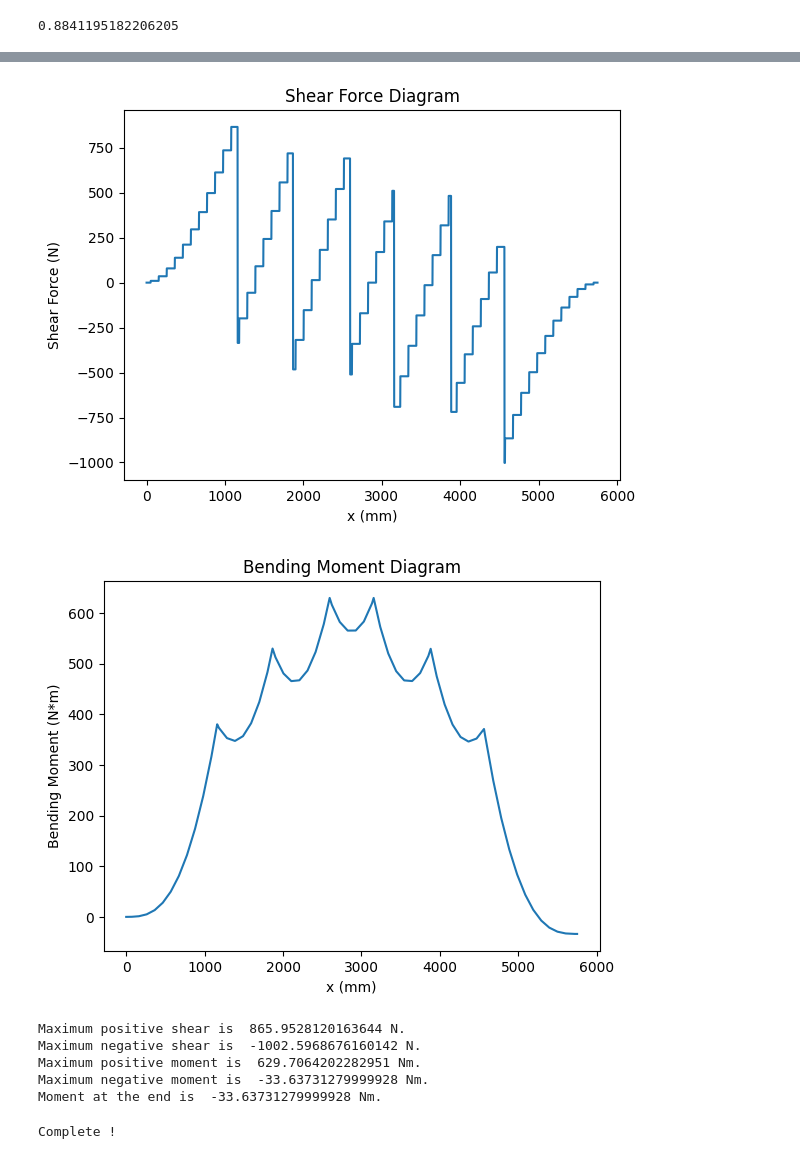
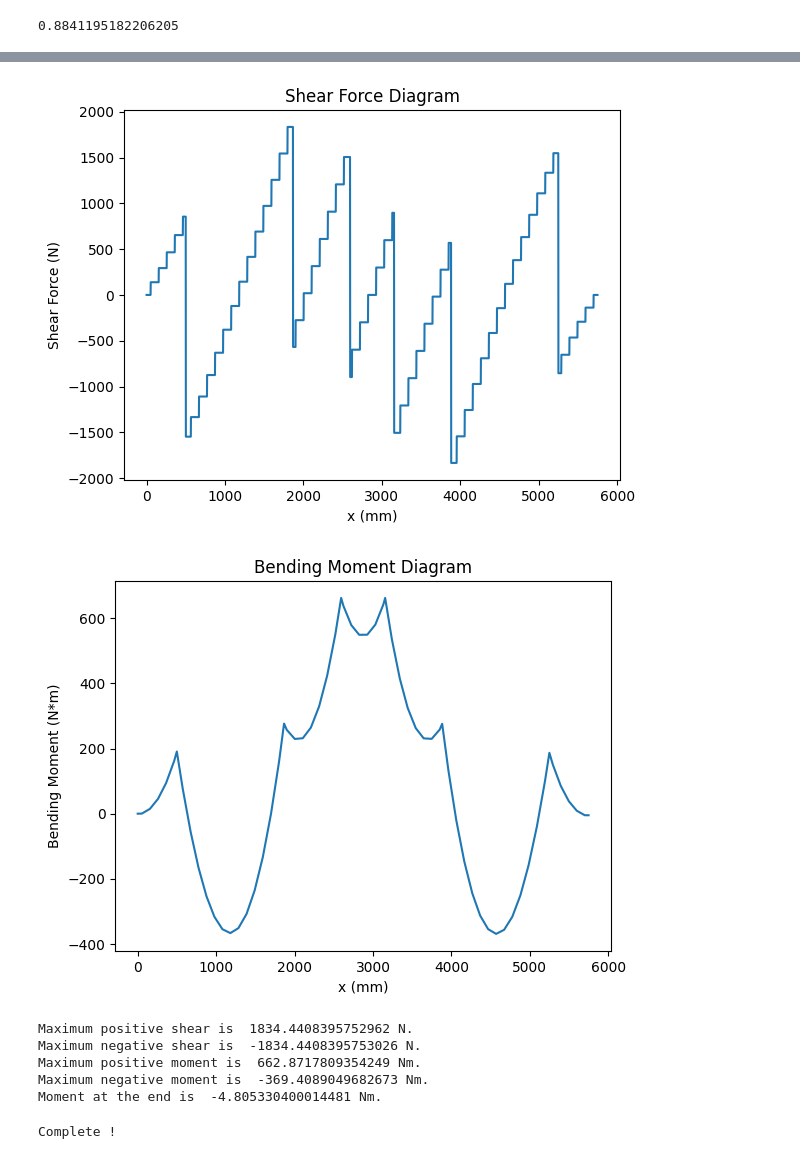
Before and after one commit to UWaterlooConcreteCanoe/Structural_Analysis, a Jupyter notebook: Longitudinal Analysis_6 Paddler.ipynb, the cells around one changed output, grey strips where cells are left out. Drawn from its saved outputs; the diff is of its cells as text; code cells hidden in the pictures.

```diff
--- a/Longitudinal Analysis_6 Paddler.ipynb
+++ b/Longitudinal Analysis_6 Paddler.ipynb
@@ -14,12 +14,12 @@ pad_male = 163.28 # Weight of male padder (kg)
 pad_female = 68.03 # Weight of female paddler (kg)
 water_den = 1000 # Density of water = 1000 kg/m^3
 #--------------------------------------------------------------------------------------
-pad1_po = 1161 # Position of first paddler with respect to left end of canoe (mm)
+pad1_po = 500 # 1161 # Position of first paddler with respect to left end of canoe (mm)
 pad2_po = 1867 # Position of second paddler with respect to left end of canoe (mm)
 pad3_po = 2595 # Position of third paddler with respect to left end of canoe (mm)
 pad4_po = 3156 # Position of fourth paddler with respect to left end of canoe (mm)
 pad5_po = 3883 # Position of fifth paddler with respect to left end of canoe (mm)
-pad6_po = 4563 # Position of sixth paddler with respect to left end of canoe (mm)
+pad6_po = 5250 # 4563 # Position of sixth paddler with respect to left end of canoe (mm)
 # choose between pad_female and pad_male for each paddler
 pad_first = pad_male
 pad_second = pad_male
@@ -284,40 +284,48 @@ for i in range(0,int(length),1):
     shear.append(shear_force)
 
 plt.plot(x,shear)
 plt.title('Shear Force Diagram')
 plt.xlabel('x (mm)')
 plt.ylabel('Shear Force (N)')
 plt.show()
 
 moment = []
 moment.append(0)
 bending_moment = 0
 for i in range(1,len(x),1):
     bending_moment = bending_moment + (x[i]-x[i-1])*shear[i]/1000
     moment.append(bending_moment)
 
 plt.plot(x,moment)
 plt.title('Bending Moment Diagram')
 plt.xlabel('x (mm)')
 plt.ylabel('Bending Moment (N*m)')
 plt.show()
 
+# Export points to csv file:
+df1 = pd.DataFrame(data={'Length': x, 'Moment': moment})
+
+csv_file = 'Length_vs_Moment_6 Paddler.csv'
+script_dir = os.path.abspath('')
+file_path = os.path.join(script_dir, csv_file)
+df1.to_csv(file_path, index=False)
+
 shear_max_index = shear.index(max(shear))
 #x(shear_max_index)
 
 print('Maximum positive shear is ', max(shear), 'N.')
 print('Maximum negative shear is ', min(shear), 'N.')
 print('Maximum positive moment is ', max(moment), 'Nm.')
 print('Maximum negative moment is ', min(moment), 'Nm.')
 print('Moment at the end is ', moment[len(moment)-1],'Nm.')
 # %% [output]
-[figure, old version]
+[figure, new version]
-[figure, old version]
+[figure, new version]
-Maximum positive shear is  865.9528120163644 N.
-Maximum negative shear is  -1002.5968676160142 N.
-Maximum positive moment is  629.7064202282951 Nm.
-Maximum negative moment is  -33.63731279999928 Nm.
-Moment at the end is  -33.63731279999928 Nm.
+Maximum positive shear is  1834.4408395752962 N.
+Maximum negative shear is  -1834.4408395753026 N.
+Maximum positive moment is  662.8717809354249 Nm.
+Maximum negative moment is  -369.4089049682673 Nm.
+Moment at the end is  -4.805330400014481 Nm.
 # %%
 # export the values to csv file
 titles = ['Positive Shear [N]', 'Negative Shear [N]', 'Positive Bending Moment [Nm]', 'Negative Bending Moment [Nm]', 'Moment at the end [Nm]']
```
Also changed, not shown: parts of 2 cells of this notebook, 15 other files.
